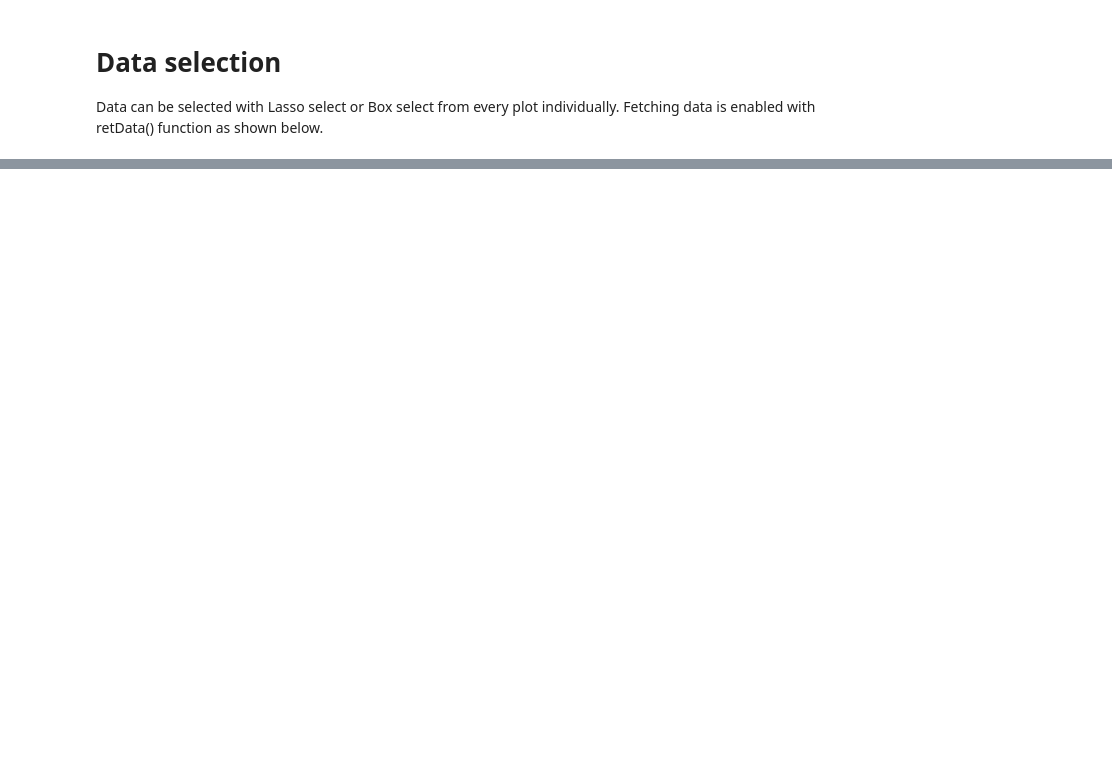
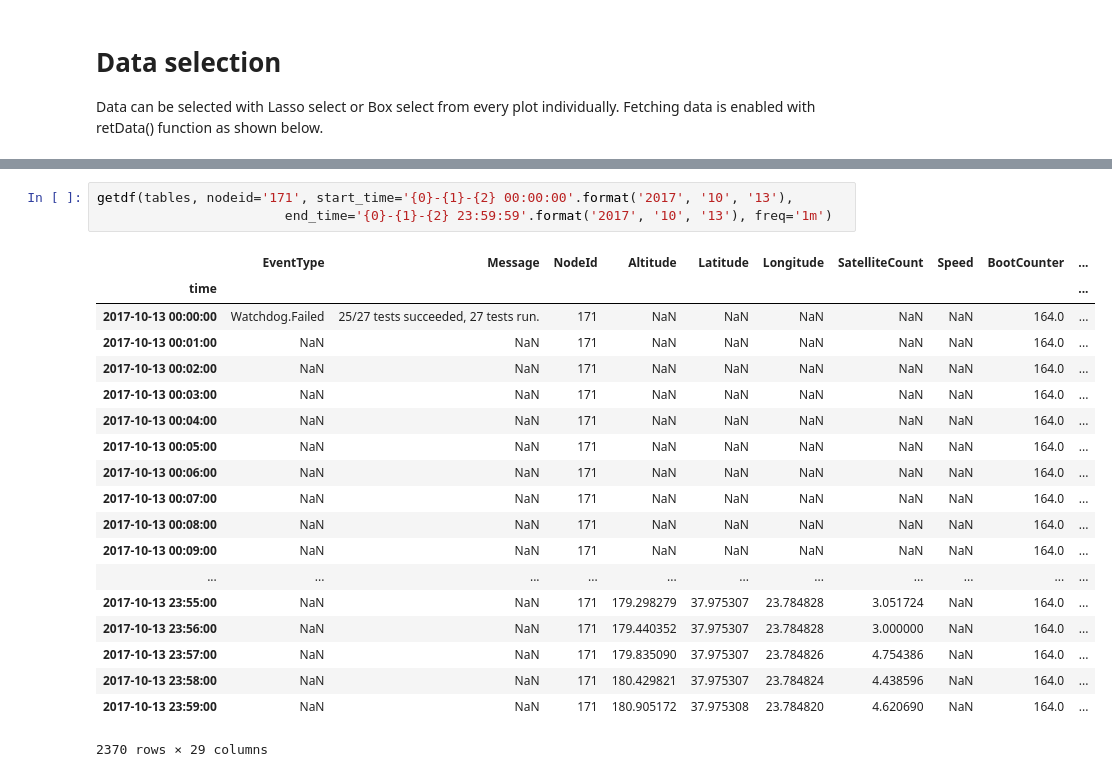
Before and after one commit to ivek1312/ricercando, a Jupyter notebook: notebooks/geoDB.ipynb, the cells around one changed output, grey strips where cells are left out. Saved outputs shown, nothing was run; the diff lists cells and outputs as text; blank space fills up the shorter version.

```diff
--- a/notebooks/geoDB.ipynb
+++ b/notebooks/geoDB.ipynb
@@ -206,3 +189,26 @@ plot1.retData()[['Iccid','Latitude','Longitude','RSRQ','RSSI']]
 plot2 = GPSPlot()
 # %% [output]
 [interactive output not drawn]
+# %%
+getdf(tables, nodeid='171', start_time='{0}-{1}-{2} 00:00:00'.format('2017', '10', '13'),
+                        end_time='{0}-{1}-{2} 23:59:59'.format('2017', '10', '13'), freq='1m')
+# %% [output]
+|  | EventType | Message | NodeId | Altitude | Latitude | Longitude | SatelliteCount | Speed | BootCounter | ... |
+| time |  |  |  |  |  |  |  |  |  | ... |
+| 2017-10-13 00:00:00 | Watchdog.Failed | 25/27 tests succeeded, 27 tests run. | 171 | NaN | NaN | NaN | NaN | NaN | 164.0 | ... |
+| 2017-10-13 00:01:00 | NaN | NaN | 171 | NaN | NaN | NaN | NaN | NaN | 164.0 | ... |
+| 2017-10-13 00:02:00 | NaN | NaN | 171 | NaN | NaN | NaN | NaN | NaN | 164.0 | ... |
+| 2017-10-13 00:03:00 | NaN | NaN | 171 | NaN | NaN | NaN | NaN | NaN | 164.0 | ... |
+| 2017-10-13 00:04:00 | NaN | NaN | 171 | NaN | NaN | NaN | NaN | NaN | 164.0 | ... |
+| 2017-10-13 00:05:00 | NaN | NaN | 171 | NaN | NaN | NaN | NaN | NaN | 164.0 | ... |
+| 2017-10-13 00:06:00 | NaN | NaN | 171 | NaN | NaN | NaN | NaN | NaN | 164.0 | ... |
+| 2017-10-13 00:07:00 | NaN | NaN | 171 | NaN | NaN | NaN | NaN | NaN | 164.0 | ... |
+| 2017-10-13 00:08:00 | NaN | NaN | 171 | NaN | NaN | NaN | NaN | NaN | 164.0 | ... |
+| 2017-10-13 00:09:00 | NaN | NaN | 171 | NaN | NaN | NaN | NaN | NaN | 164.0 | ... |
+| ... | ... | ... | ... | ... | ... | ... | ... | ... | ... | ... |
+| 2017-10-13 23:55:00 | NaN | NaN | 171 | 179.298279 | 37.975307 | 23.784828 | 3.051724 | NaN | 164.0 | ... |
+| 2017-10-13 23:56:00 | NaN | NaN | 171 | 179.440352 | 37.975307 | 23.784828 | 3.000000 | NaN | 164.0 | ... |
+| 2017-10-13 23:57:00 | NaN | NaN | 171 | 179.835090 | 37.975307 | 23.784826 | 4.754386 | NaN | 164.0 | ... |
+| 2017-10-13 23:58:00 | NaN | NaN | 171 | 180.429821 | 37.975307 | 23.784824 | 4.438596 | NaN | 164.0 | ... |
+| 2017-10-13 23:59:00 | NaN | NaN | 171 | 180.905172 | 37.975308 | 23.784820 | 4.620690 | NaN | 164.0 | ... |
+2370 rows × 29 columns
```
Also changed, not shown: parts of 3 cells of this notebook, 1 other file.
